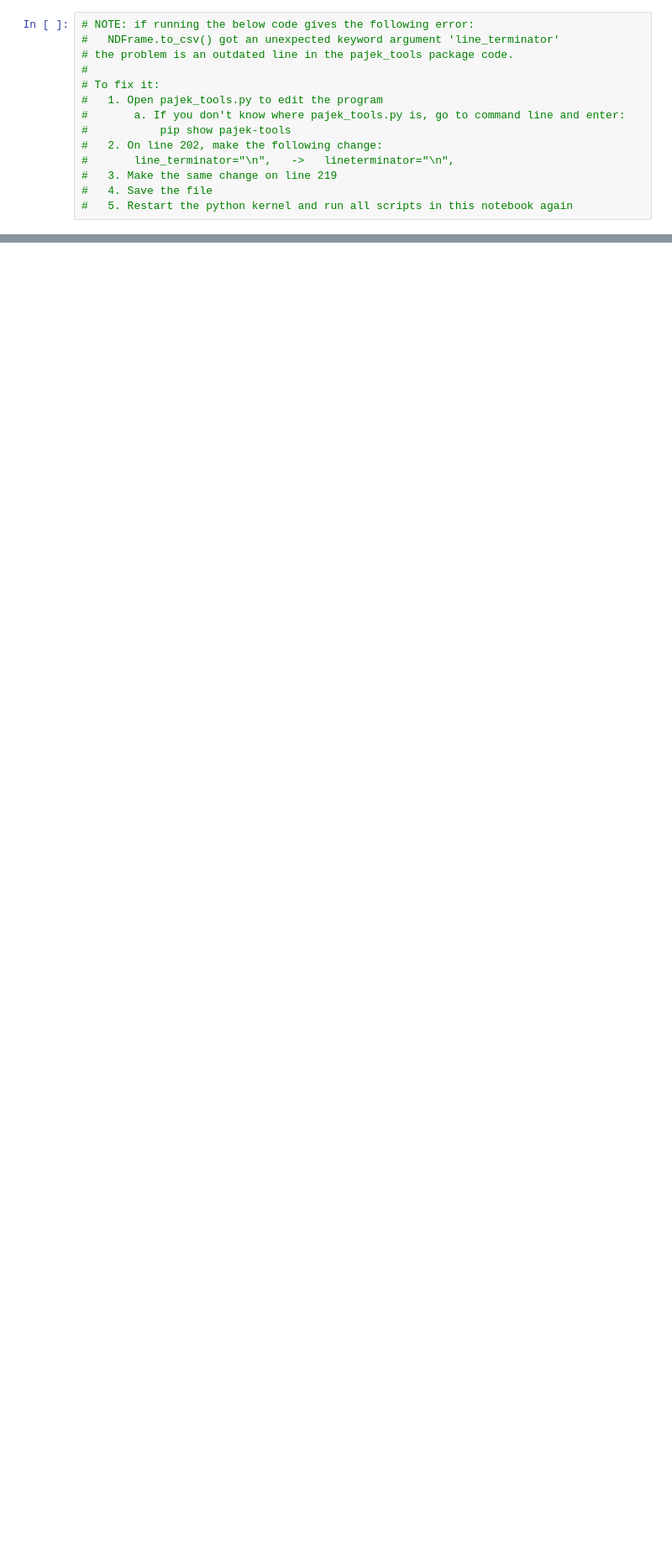
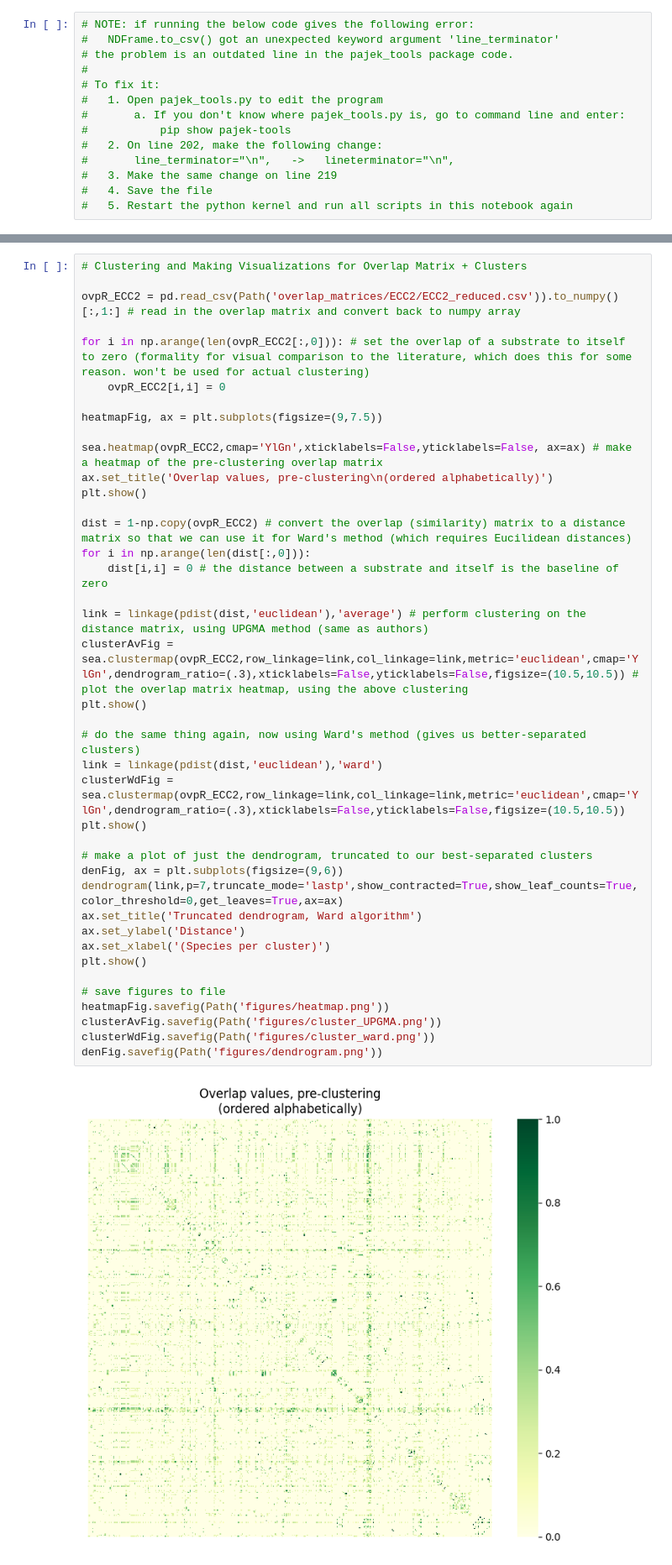
Before and after one commit to skelysium/metabolism-clustering, a Jupyter notebook: project_code.ipynb, the cells around one changed output, grey strips where cells are left out. Shown: that part at 84% size. Cells and saved outputs as stored; diff of their text form; blank space fills up the shorter version.

```diff
--- a/project_code.ipynb
+++ b/project_code.ipynb
@@ -425,0 +382,42 @@ plt.show()
+# %%
+# Clustering and Making Visualizations for Overlap Matrix + Clusters
+
+ovpR_ECC2 = pd.read_csv(Path('overlap_matrices/ECC2/ECC2_reduced.csv')).to_numpy()[:,1:] # read in the overlap matrix and convert back to numpy array
+
+for i in np.arange(len(ovpR_ECC2[:,0])): # set the overlap of a substrate to itself to zero (formality for visual comparison to the literature, which does this for some reason. won't be used for actual clustering)
+    ovpR_ECC2[i,i] = 0
+
+heatmapFig, ax = plt.subplots(figsize=(9,7.5))
+
+sea.heatmap(ovpR_ECC2,cmap='YlGn',xticklabels=False,yticklabels=False, ax=ax) # make a heatmap of the pre-clustering overlap matrix
+ax.set_title('Overlap values, pre-clustering\n(ordered alphabetically)')
+plt.show()
+
+dist = 1-np.copy(ovpR_ECC2) # convert the overlap (similarity) matrix to a distance matrix so that we can use it for Ward's method (which requires Eucilidean distances)
+for i in np.arange(len(dist[:,0])):
+    dist[i,i] = 0 # the distance between a substrate and itself is the baseline of zero
+
+link = linkage(pdist(dist,'euclidean'),'average') # perform clustering on the distance matrix, using UPGMA method (same as authors)
+clusterAvFig = sea.clustermap(ovpR_ECC2,row_linkage=link,col_linkage=link,metric='euclidean',cmap='YlGn',dendrogram_ratio=(.3),xticklabels=False,yticklabels=False,figsize=(10.5,10.5)) # plot the overlap matrix heatmap, using the above clustering
+plt.show()
+
+# do the same thing again, now using Ward's method (gives us better-separated clusters)
+link = linkage(pdist(dist,'euclidean'),'ward')
+clusterWdFig = sea.clustermap(ovpR_ECC2,row_linkage=link,col_linkage=link,metric='euclidean',cmap='YlGn',dendrogram_ratio=(.3),xticklabels=False,yticklabels=False,figsize=(10.5,10.5))
+plt.show()
+
+# make a plot of just the dendrogram, truncated to our best-separated clusters
+denFig, ax = plt.subplots(figsize=(9,6))
+dendrogram(link,p=7,truncate_mode='lastp',show_contracted=True,show_leaf_counts=True,color_threshold=0,get_leaves=True,ax=ax)
+ax.set_title('Truncated dendrogram, Ward algorithm')
+ax.set_ylabel('Distance')
+ax.set_xlabel('(Species per cluster)')
+plt.show()
+
+# save figures to file
+heatmapFig.savefig(Path('figures/heatmap.png'))
+clusterAvFig.savefig(Path('figures/cluster_UPGMA.png'))
+clusterWdFig.savefig(Path('figures/cluster_ward.png'))
+denFig.savefig(Path('figures/dendrogram.png'))
+# %% [output]
+[figure, added]
```
Also changed, not shown: parts of 5 cells of this notebook, 5 other files.
